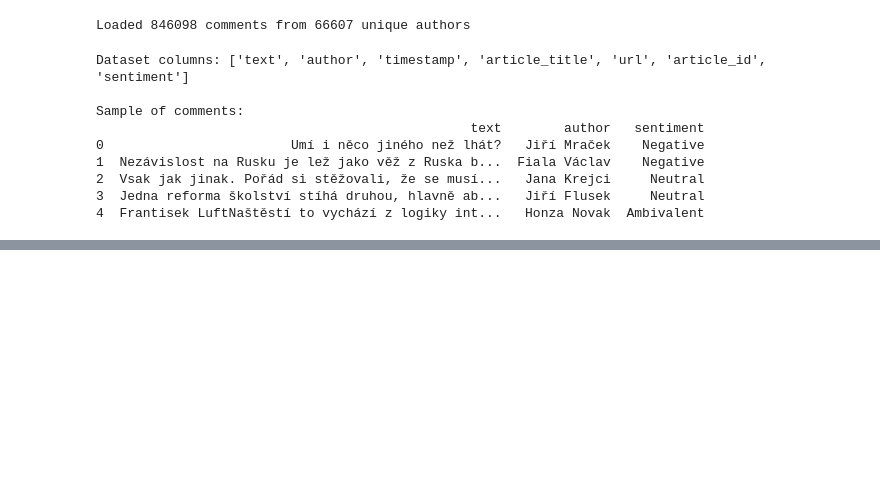
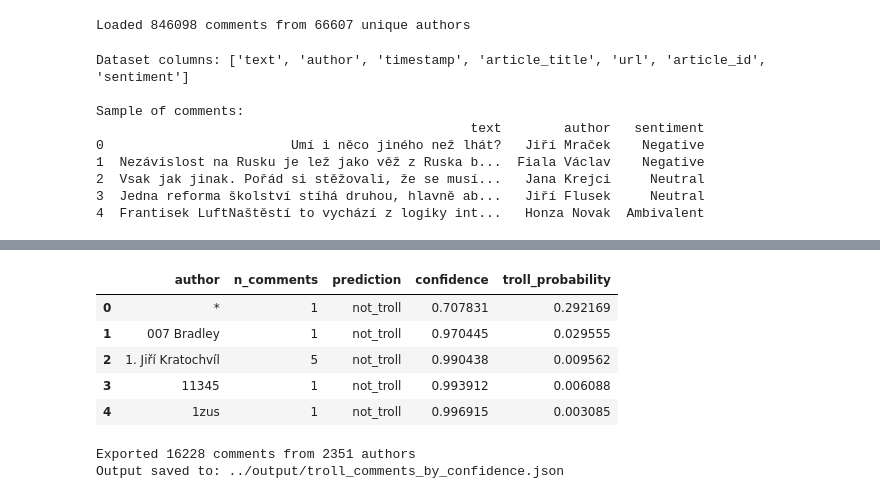
Before and after one commit to ziggyplayedguitar/nlp_thesis, a Jupyter notebook: workspace/notebooks/03_predict.ipynb, the cells around one changed output, grey strips where cells are left out. Cells and saved outputs as stored; diff of their text form; code cells hidden in the pictures; blank space fills up the shorter version.

```diff
--- a/workspace/notebooks/03_predict.ipynb
+++ b/workspace/notebooks/03_predict.ipynb
@@ -163,0 +179,21 @@ Hlavně aby to byla pravda.
+# %%
+results_df.head()
+# %% [output]
+|  | author | n_comments | prediction | confidence | troll_probability |
+| 0 | * | 1 | not_troll | 0.707831 | 0.292169 |
+| 1 | 007 Bradley | 1 | not_troll | 0.970445 | 0.029555 |
+| 2 | 1. Jiří Kratochvíl | 5 | not_troll | 0.990438 | 0.009562 |
+| 3 | 11345 | 1 | not_troll | 0.993912 | 0.006088 |
+| 4 | 1zus | 1 | not_troll | 0.996915 | 0.003085 |
+# %%
+from src.data_tools.czech_data_tools import export_troll_comments_by_confidence
+
+export_troll_comments_by_confidence(
+    predictions_df=results_df,
+    comments_df=czech_comments,
+    min_confidence=0.9,
+    output_file="../output/troll_comments_by_confidence.json"
+)
+# %% [output]
+Exported 16228 comments from 2351 authors
+Output saved to: ../output/troll_comments_by_confidence.json
```
Also changed, not shown: parts of 5 cells of this notebook, 7 other files.
